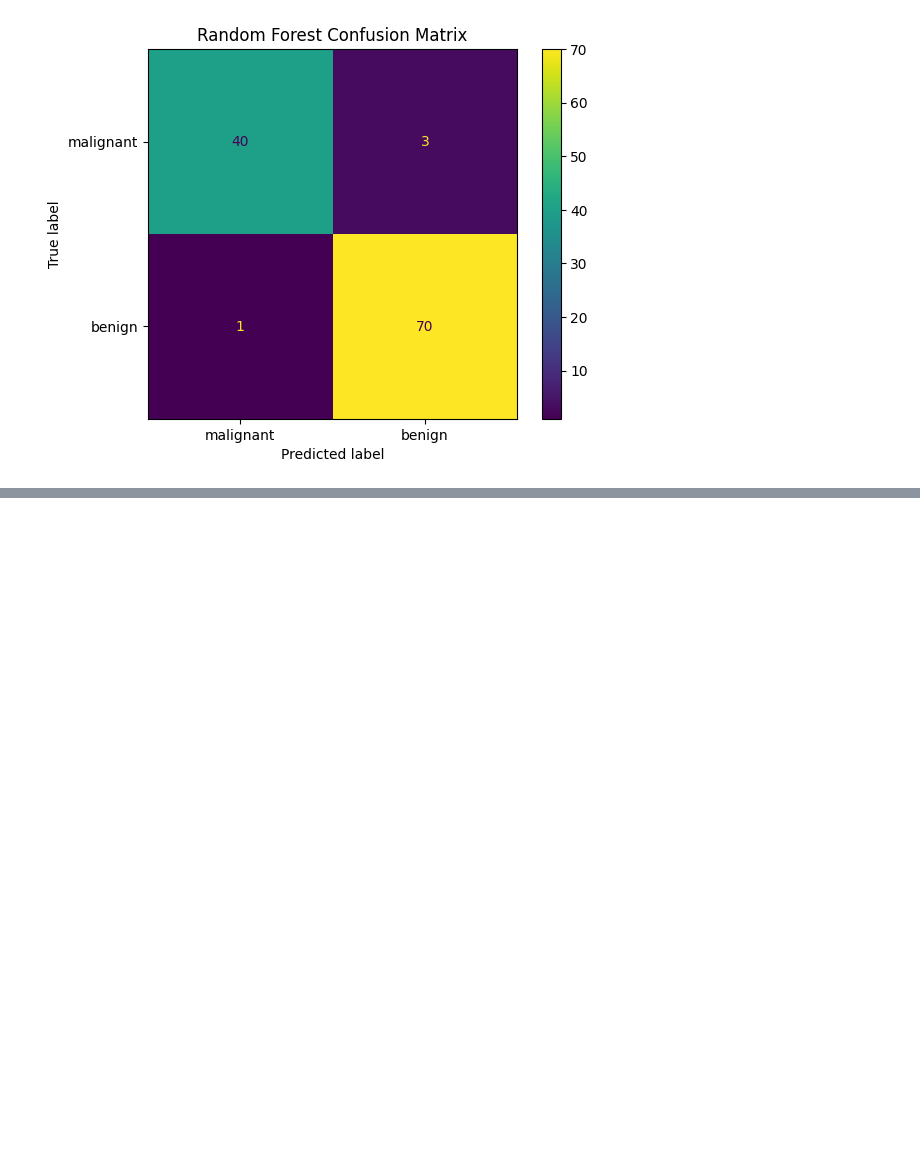
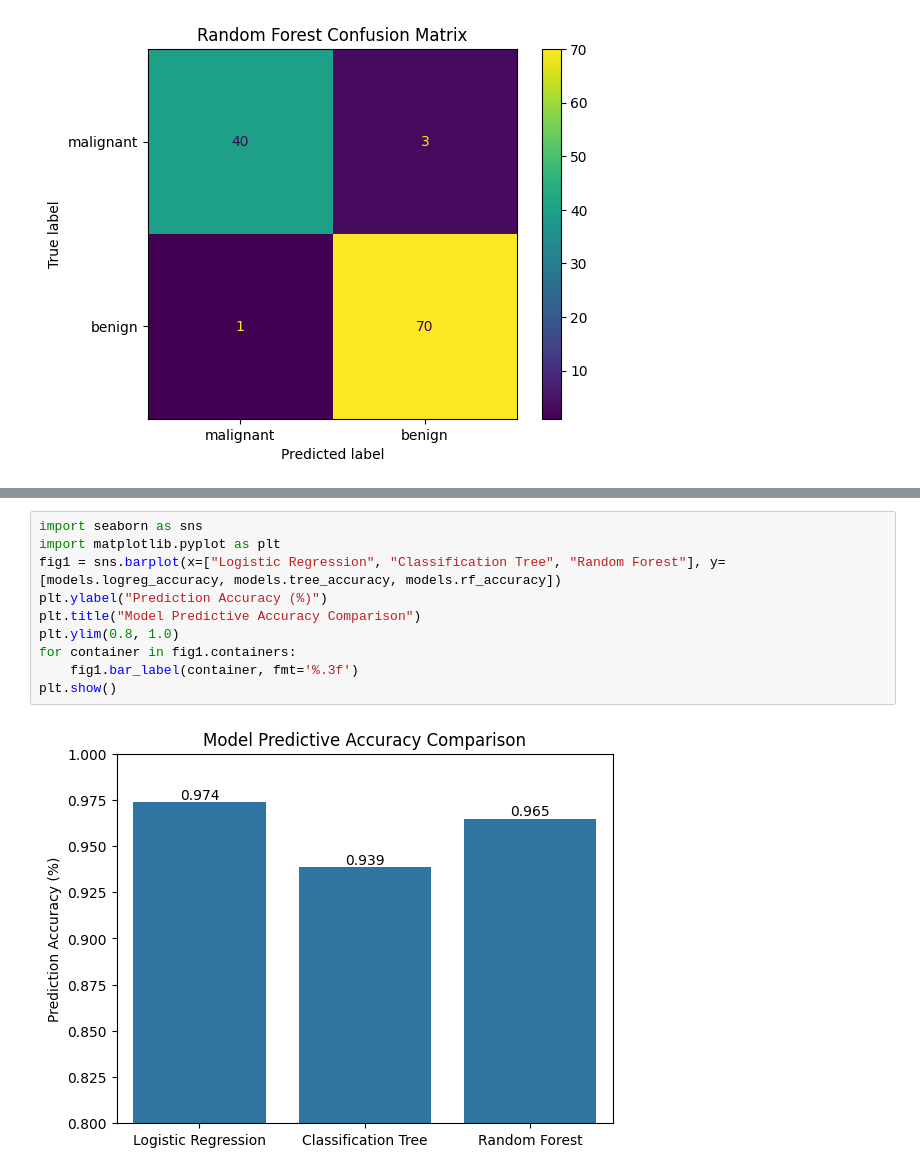
Before and after one commit to daniellekaye/Data-Science-HW2, a Jupyter notebook: HW2.ipynb, the cells around one changed output, grey strips where cells are left out. Cells and saved outputs as stored; diff of their text form; blank space fills up the shorter version.

```diff
--- a/HW2.ipynb
+++ b/HW2.ipynb
@@ -141,0 +158,12 @@ CV Variability (Standard Deviation): 0.0149
+# %%
+import seaborn as sns
+import matplotlib.pyplot as plt
+fig1 = sns.barplot(x=["Logistic Regression", "Classification Tree", "Random Forest"], y=[models.logreg_accuracy, models.tree_accuracy, models.rf_accuracy])
+plt.ylabel("Prediction Accuracy (%)")
+plt.title("Model Predictive Accuracy Comparison")
+plt.ylim(0.8, 1.0)
+for container in fig1.containers:
+    fig1.bar_label(container, fmt='%.3f')
+plt.show()
+# %% [output]
+[figure, added]
```
Also changed, not shown: parts of 3 cells of this notebook.
